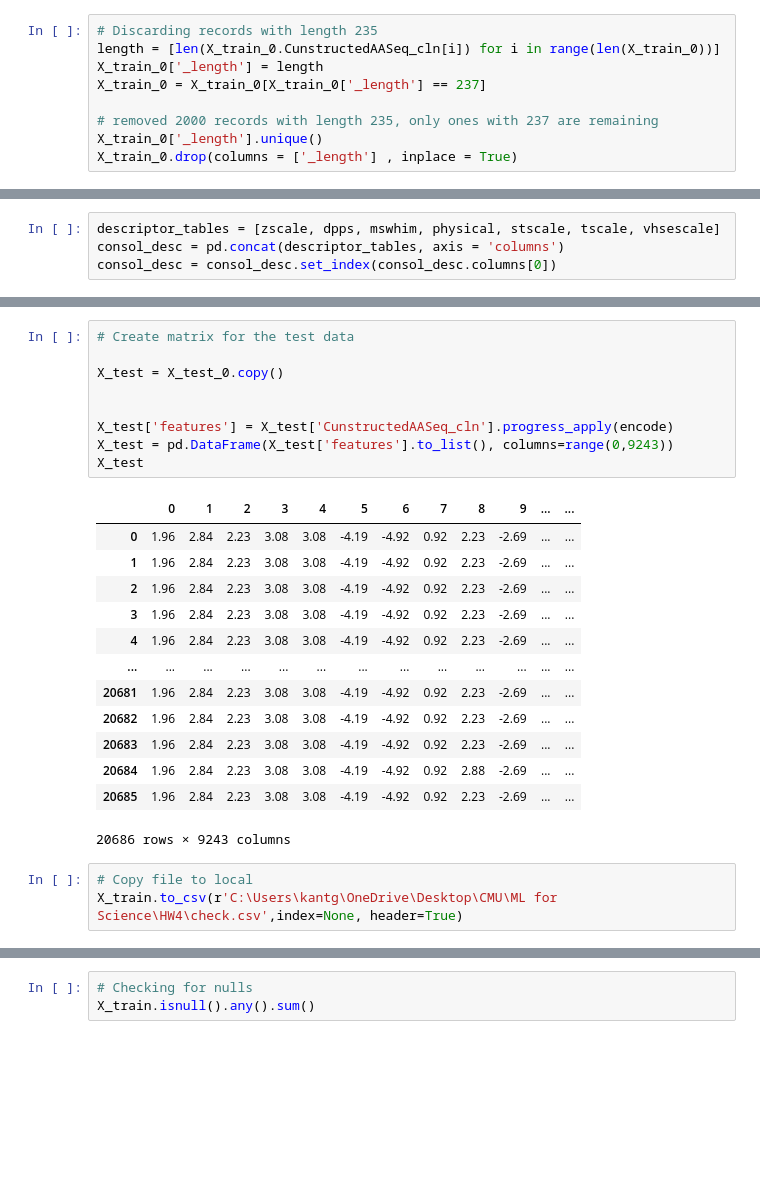
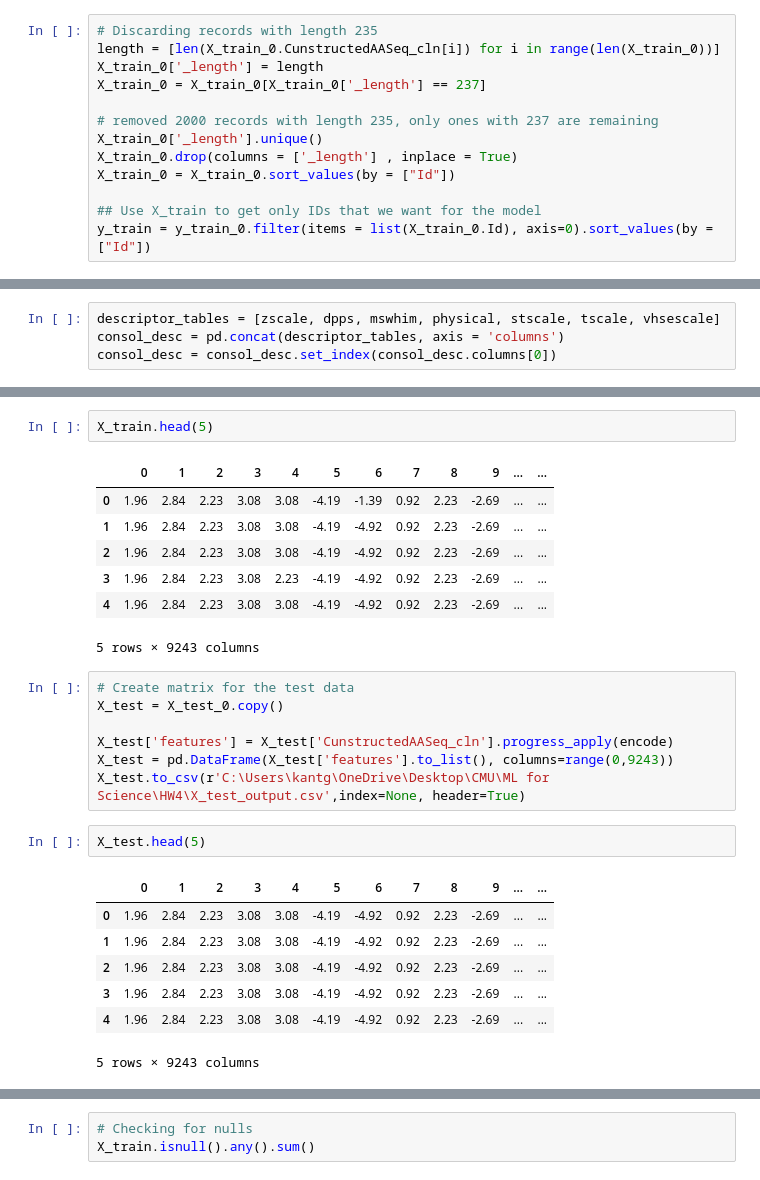
Before and after one commit to gkant06/Binary-Classification, a Jupyter notebook: Classification of Green Fluoroscent Protein .ipynb, the cells around one changed output, grey strips where cells are left out. Saved outputs shown, nothing was run; the diff lists cells and outputs as text; blank space fills up the shorter version.

```diff
--- a/Classification of Green Fluoroscent Protein .ipynb
+++ b/Classification of Green Fluoroscent Protein .ipynb
@@ -33,6 +33,10 @@ X_train_0 = X_train_0[X_train_0['_length'] == 237]
 # removed 2000 records with length 235, only ones with 237 are remaining
 X_train_0['_length'].unique()
 X_train_0.drop(columns = ['_length'] , inplace = True)
+X_train_0 = X_train_0.sort_values(by = ["Id"])
+
+## Use X_train to get only IDs that we want for the model
+y_train = y_train_0.filter(items = list(X_train_0.Id), axis=0).sort_values(by = ["Id"])
 # %%
 # Reading descriptor files
 
@@ -90,26 +81,27 @@ X_train
-# %%
-# Create matrix for the test data
-
-X_test = X_test_0.copy()
-
-
-X_test['features'] = X_test['CunstructedAASeq_cln'].progress_apply(encode)
-X_test = pd.DataFrame(X_test['features'].to_list(), columns=range(0,9243))
-X_test
-# %% [output]
-|  | 0 | 1 | 2 | 3 | 4 | 5 | 6 | 7 | 8 | 9 | ... | ... |
-| 0 | 1.96 | 2.84 | 2.23 | 3.08 | 3.08 | -4.19 | -4.92 | 0.92 | 2.23 | -2.69 | ... | ... |
-| 1 | 1.96 | 2.84 | 2.23 | 3.08 | 3.08 | -4.19 | -4.92 | 0.92 | 2.23 | -2.69 | ... | ... |
-| 2 | 1.96 | 2.84 | 2.23 | 3.08 | 3.08 | -4.19 | -4.92 | 0.92 | 2.23 | -2.69 | ... | ... |
-| 3 | 1.96 | 2.84 | 2.23 | 3.08 | 3.08 | -4.19 | -4.92 | 0.92 | 2.23 | -2.69 | ... | ... |
-| 4 | 1.96 | 2.84 | 2.23 | 3.08 | 3.08 | -4.19 | -4.92 | 0.92 | 2.23 | -2.69 | ... | ... |
-| ... | ... | ... | ... | ... | ... | ... | ... | ... | ... | ... | ... | ... |
-| 20681 | 1.96 | 2.84 | 2.23 | 3.08 | 3.08 | -4.19 | -4.92 | 0.92 | 2.23 | -2.69 | ... | ... |
-| 20682 | 1.96 | 2.84 | 2.23 | 3.08 | 3.08 | -4.19 | -4.92 | 0.92 | 2.23 | -2.69 | ... | ... |
-| 20683 | 1.96 | 2.84 | 2.23 | 3.08 | 3.08 | -4.19 | -4.92 | 0.92 | 2.23 | -2.69 | ... | ... |
-| 20684 | 1.96 | 2.84 | 2.23 | 3.08 | 3.08 | -4.19 | -4.92 | 0.92 | 2.88 | -2.69 | ... | ... |
-| 20685 | 1.96 | 2.84 | 2.23 | 3.08 | 3.08 | -4.19 | -4.92 | 0.92 | 2.23 | -2.69 | ... | ... |
-20686 rows × 9243 columns
 # %%
-# Copy file to local
-X_train.to_csv(r'C:\Users\kantg\OneDrive\Desktop\CMU\ML for Science\HW4\check.csv',index=None, header=True)
+X_train.head(5)
+# %% [output]
+|  | 0 | 1 | 2 | 3 | 4 | 5 | 6 | 7 | 8 | 9 | ... | ... |
+| 0 | 1.96 | 2.84 | 2.23 | 3.08 | 3.08 | -4.19 | -1.39 | 0.92 | 2.23 | -2.69 | ... | ... |
+| 1 | 1.96 | 2.84 | 2.23 | 3.08 | 3.08 | -4.19 | -4.92 | 0.92 | 2.23 | -2.69 | ... | ... |
+| 2 | 1.96 | 2.84 | 2.23 | 3.08 | 3.08 | -4.19 | -4.92 | 0.92 | 2.23 | -2.69 | ... | ... |
+| 3 | 1.96 | 2.84 | 2.23 | 3.08 | 2.23 | -4.19 | -4.92 | 0.92 | 2.23 | -2.69 | ... | ... |
+| 4 | 1.96 | 2.84 | 2.23 | 3.08 | 3.08 | -4.19 | -4.92 | 0.92 | 2.23 | -2.69 | ... | ... |
+5 rows × 9243 columns
+# %%
+# Create matrix for the test data
+X_test = X_test_0.copy()
+
+X_test['features'] = X_test['CunstructedAASeq_cln'].progress_apply(encode)
+X_test = pd.DataFrame(X_test['features'].to_list(), columns=range(0,9243))
+X_test.to_csv(r'C:\Users\kantg\OneDrive\Desktop\CMU\ML for Science\HW4\X_test_output.csv',index=None, header=True)
+# %%
+X_test.head(5)
+# %% [output]
+|  | 0 | 1 | 2 | 3 | 4 | 5 | 6 | 7 | 8 | 9 | ... | ... |
+| 0 | 1.96 | 2.84 | 2.23 | 3.08 | 3.08 | -4.19 | -4.92 | 0.92 | 2.23 | -2.69 | ... | ... |
+| 1 | 1.96 | 2.84 | 2.23 | 3.08 | 3.08 | -4.19 | -4.92 | 0.92 | 2.23 | -2.69 | ... | ... |
+| 2 | 1.96 | 2.84 | 2.23 | 3.08 | 3.08 | -4.19 | -4.92 | 0.92 | 2.23 | -2.69 | ... | ... |
+| 3 | 1.96 | 2.84 | 2.23 | 3.08 | 3.08 | -4.19 | -4.92 | 0.92 | 2.23 | -2.69 | ... | ... |
+| 4 | 1.96 | 2.84 | 2.23 | 3.08 | 3.08 | -4.19 | -4.92 | 0.92 | 2.23 | -2.69 | ... | ... |
+5 rows × 9243 columns
```
Also changed, not shown: parts of 16 cells of this notebook.
